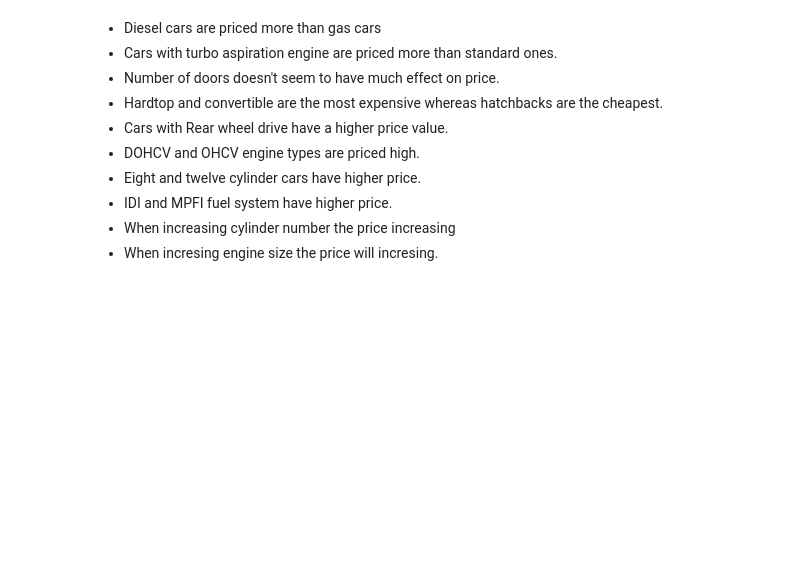
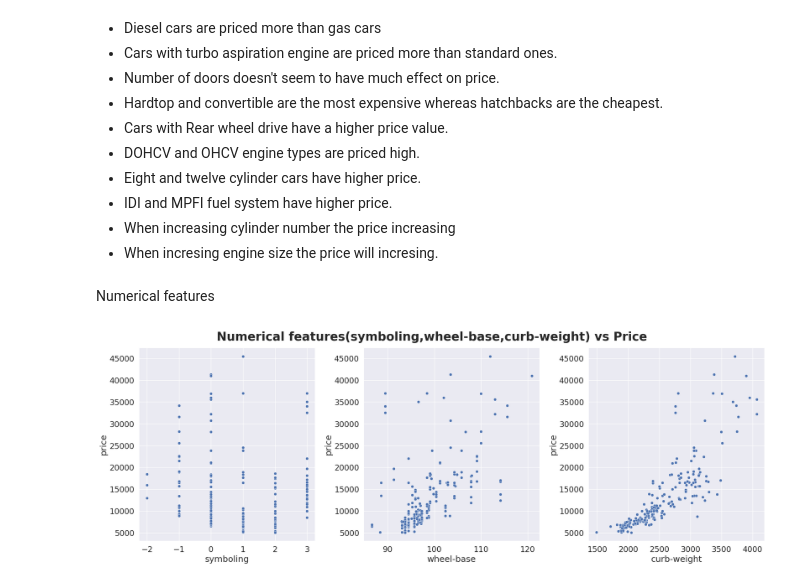
Before and after one commit to ShreeKeshavan/Car_price_prediction, a Jupyter notebook: Car_price_prediction.ipynb, the cells around one changed output. Saved outputs shown, nothing was run; the diff lists cells and outputs as text; code cells hidden in the pictures; blank space fills up the shorter version.

```diff
--- a/Car_price_prediction.ipynb
+++ b/Car_price_prediction.ipynb
@@ -446,3 +460,22 @@ plt.show()
 * IDI and MPFI fuel system have higher price.
 * When increasing cylinder number the price increasing
 * When incresing engine size the price will incresing.
+# %% [markdown]
+Numerical features
+# %%
+plt.figure(figsize=(20, 20))
+
+plt.subplot(3, 3, 1) # 3 rows, 3 columns, 1st subplot = left
+sns.scatterplot(x='symboling', y='price', data=df)
+
+plt.subplot(3, 3, 2) # 3 rows, 3 columns, 2nd subplot = middle
+sns.scatterplot(x='wheel-base', y='price', data=df)
+
+plt.subplot(3, 3, 3) # 3 rows, 3 columns, 3rd subplot = right
+sns.scatterplot(x='curb-weight', y='price', data=df)
+
+plt.suptitle('Numerical features(symboling,wheel-base,curb-weight) vs Price', fontsize=25, fontweight='bold')
+plt.tight_layout()
+plt.show()
+# %% [output]
+[figure, added]
```
Also changed, not shown: parts of 7 cells of this notebook.
